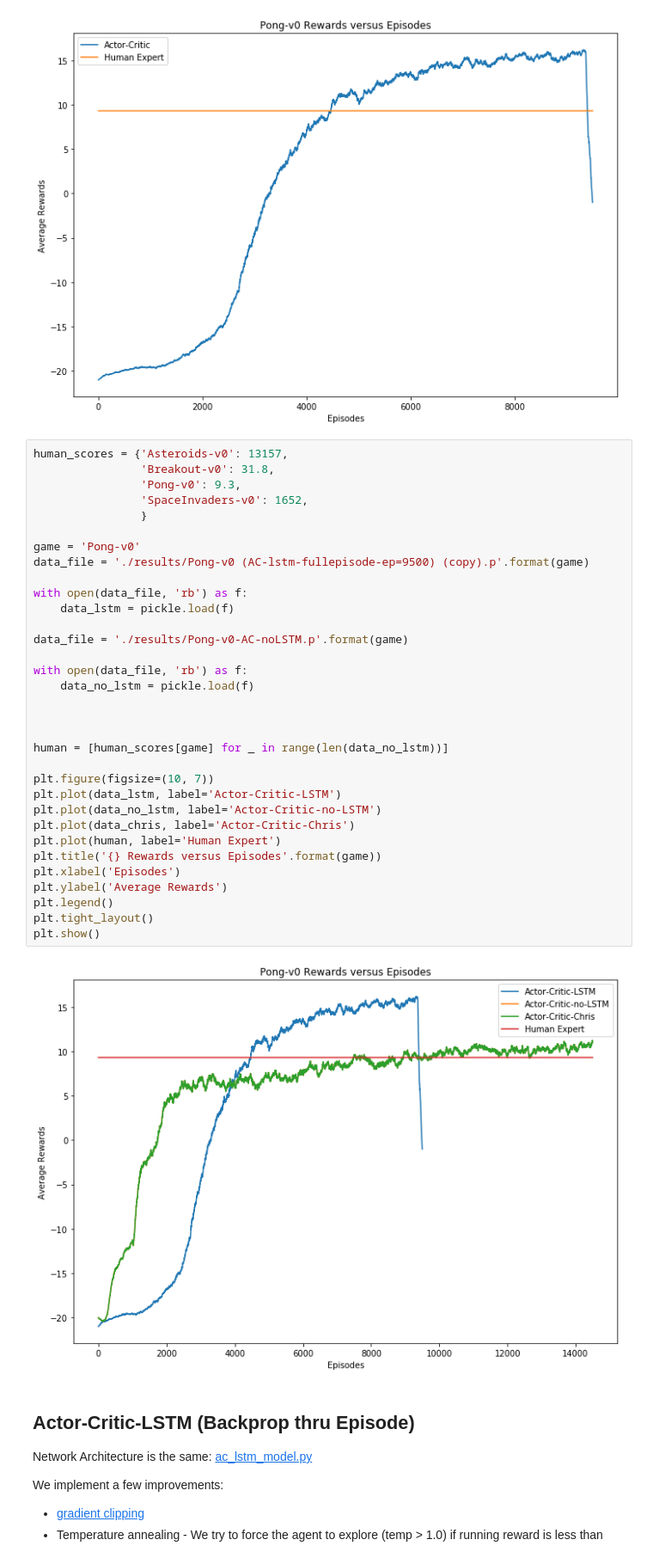
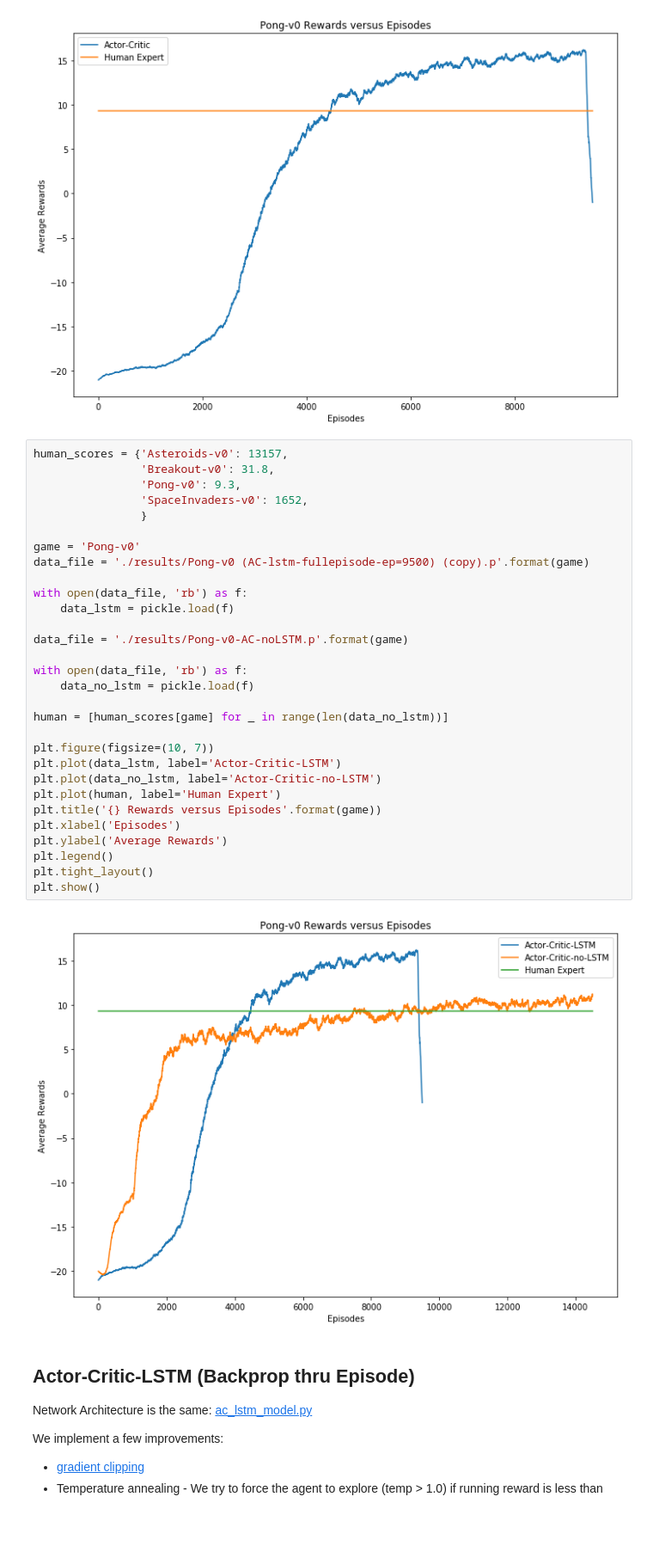
Before and after one commit to LUKELIEM/actor-critic, a Jupyter notebook: AC-LSTM.ipynb, the cells around one changed output. Shown at 86% size. Saved outputs shown, nothing was run; the diff lists cells and outputs as text; blank space fills up the shorter version.

```diff
--- a/AC-LSTM.ipynb
+++ b/AC-LSTM.ipynb
@@ -227,37 +227,34 @@ plt.show()
 human_scores = {'Asteroids-v0': 13157,
                 'Breakout-v0': 31.8,
                 'Pong-v0': 9.3,
                 'SpaceInvaders-v0': 1652,
                 }
 
 game = 'Pong-v0'
 data_file = './results/Pong-v0 (AC-lstm-fullepisode-ep=9500) (copy).p'.format(game)
 
 with open(data_file, 'rb') as f:
     data_lstm = pickle.load(f)
 
 data_file = './results/Pong-v0-AC-noLSTM.p'.format(game)
 
 with open(data_file, 'rb') as f:
     data_no_lstm = pickle.load(f)
 
-
-
 human = [human_scores[game] for _ in range(len(data_no_lstm))]
 
 plt.figure(figsize=(10, 7))
 plt.plot(data_lstm, label='Actor-Critic-LSTM')
 plt.plot(data_no_lstm, label='Actor-Critic-no-LSTM')
-plt.plot(data_chris, label='Actor-Critic-Chris')
 plt.plot(human, label='Human Expert')
 plt.title('{} Rewards versus Episodes'.format(game))
 plt.xlabel('Episodes')
 plt.ylabel('Average Rewards')
 plt.legend()
 plt.tight_layout()
 plt.show()
 # %% [output]
-[figure, old version]
+[figure, new version]
 # %% [markdown]
 ## Actor-Critic-LSTM (Backprop thru Episode)
 
```
Also changed, not shown: parts of 1 cell of this notebook.
